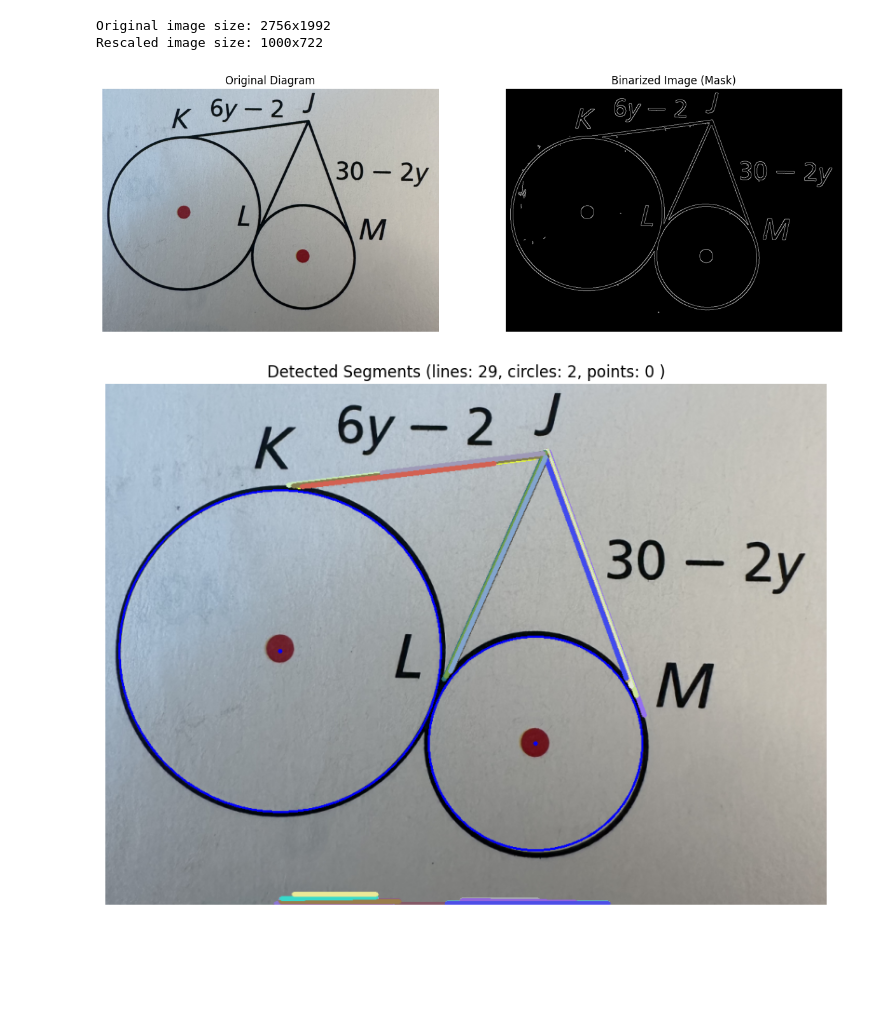
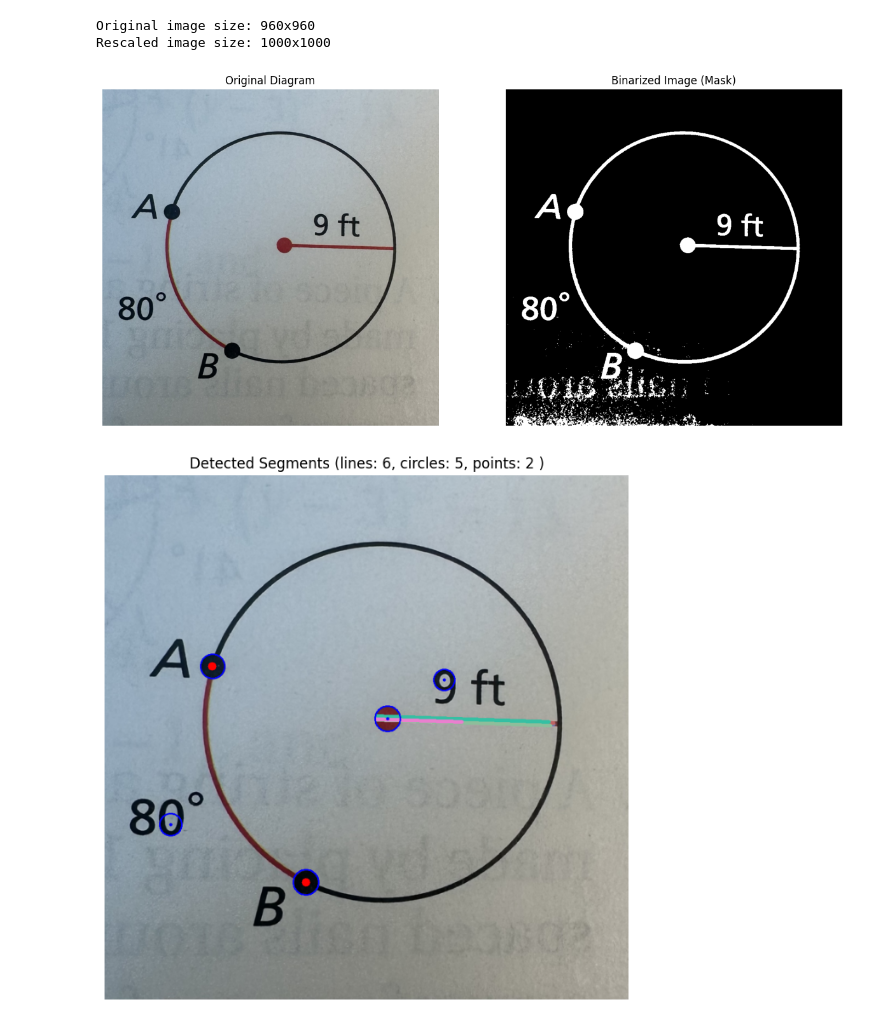
Before and after one commit to hsharriman/geo-proof-dataset, a Jupyter notebook: coordinate_extraction/coord_extraction.ipynb, the cells around one changed output. Saved outputs shown, nothing was run; the diff lists cells and outputs as text; code cells hidden in the pictures; blank space fills up the shorter version.

Commit message:
Add get point on line and get point on circle logics

```diff
--- a/coordinate_extraction/coord_extraction.ipynb
+++ b/coordinate_extraction/coord_extraction.ipynb
@@ -7,37 +7,56 @@ import matplotlib.pyplot as plt
 plt.rcParams['figure.figsize'] = [10, 8]
 # %%
 # load image and preprocess
-img_bgr = cv2.imread('diagram_sample_image/circle7.jpg')
+img_bgr = cv2.imread('diagram_sample_image/circle3.jpg')
 
 # scale image so that longest side is 1000 pixels
 width, height = img_bgr.shape[1], img_bgr.shape[0]
 max_dim = max(height, width)
 scale_factor = 1000 / max_dim
 img_bgr = cv2.resize(img_bgr, (int(width * scale_factor), int(height * scale_factor)), interpolation=cv2.INTER_AREA)
 print(f"Original image size: {width}x{height}")
 print(f"Rescaled image size: {img_bgr.shape[1]}x{img_bgr.shape[0]}")
 
 img_gray = cv2.cvtColor(img_bgr, cv2.COLOR_BGR2GRAY)
-img_blur = cv2.GaussianBlur(img_gray, (5, 5), 0)
-_, img_binary = cv2.threshold(img_blur, 127, 255, cv2.THRESH_BINARY_INV)
+img_blur = cv2.bilateralFilter(img_gray, 9, 75, 75)
+
+_, img_binary = cv2.threshold(img_gray, 127, 255, cv2.THRESH_BINARY_INV)
 img_edge = cv2.Canny(img_gray, 50, 150, apertureSize=3)
+
+# 2. Define a structural element (kernel size must be larger than line thickness)
+kernel = cv2.getStructuringElement(cv2.MORPH_RECT, (12, 12))
+
+# 3. Apply Closing to fill the gap between the edges
+solid_line = cv2.morphologyEx(img_edge, cv2.MORPH_CLOSE, kernel)
 
 fig, ax = plt.subplots(1, 2, figsize=(15, 7))
 ax[0].imshow(cv2.cvtColor(img_bgr, cv2.COLOR_BGR2RGB))
 ax[0].set_title("Original Diagram")
 ax[0].axis('off')
 
-ax[1].imshow(img_edge, cmap='gray')
+ax[1].imshow(img_binary, cmap='gray')
 ax[1].set_title("Binarized Image (Mask)")
 ax[1].axis('off')
 plt.show()
 # %% [output]
-Original image size: 2756x1992
-Rescaled image size: 1000x722
+Original image size: 960x960
+Rescaled image size: 1000x1000
-[figure, old version]
+[figure, new version]
 # %%
 from draw_figures import draw_segments_on_image
-from combine_geometry import mask_circles
+from combine_geometry import mask_circles, get_all_points_on_circles
+
+dots = cv2.HoughCircles(
+        img_blur,
+        cv2.HOUGH_GRADIENT,
+        dp=1,
+        minDist=100,
+        param1=100,
+        param2=15,
+        minRadius=15,
+        maxRadius=30,
+    )
+
 circles = cv2.HoughCircles(
     img_blur,
     cv2.HOUGH_GRADIENT,
@@ -50,15 +69,19 @@ circles = cv2.HoughCircles(
 )
 
 if circles is not None:
+    if dots is not None:
+        points_on_circles = get_all_points_on_circles(dots, circles, 5)
+
     cleaned_binary = mask_circles(img_binary, circles)
     lines = cv2.HoughLinesP(cleaned_binary, rho=1, theta=np.pi/180, threshold=250, minLineLength=100, maxLineGap=0)
 
 else:
     lines = cv2.HoughLinesP(img_binary, rho=1, theta=np.pi/180, threshold=100, minLineLength=100, maxLineGap=0)
+
 line_img = img_bgr.copy()
 
 
-draw_segments_on_image(line_img, lines = lines, circles=circles)
+draw_segments_on_image(line_img, lines = lines, circles=dots, points = points_on_circles)
 # %% [output]
-[figure, old version]
+[figure, new version]
 # %%
```
Also changed, not shown: parts of 2 cells of this notebook, 2 other files.
